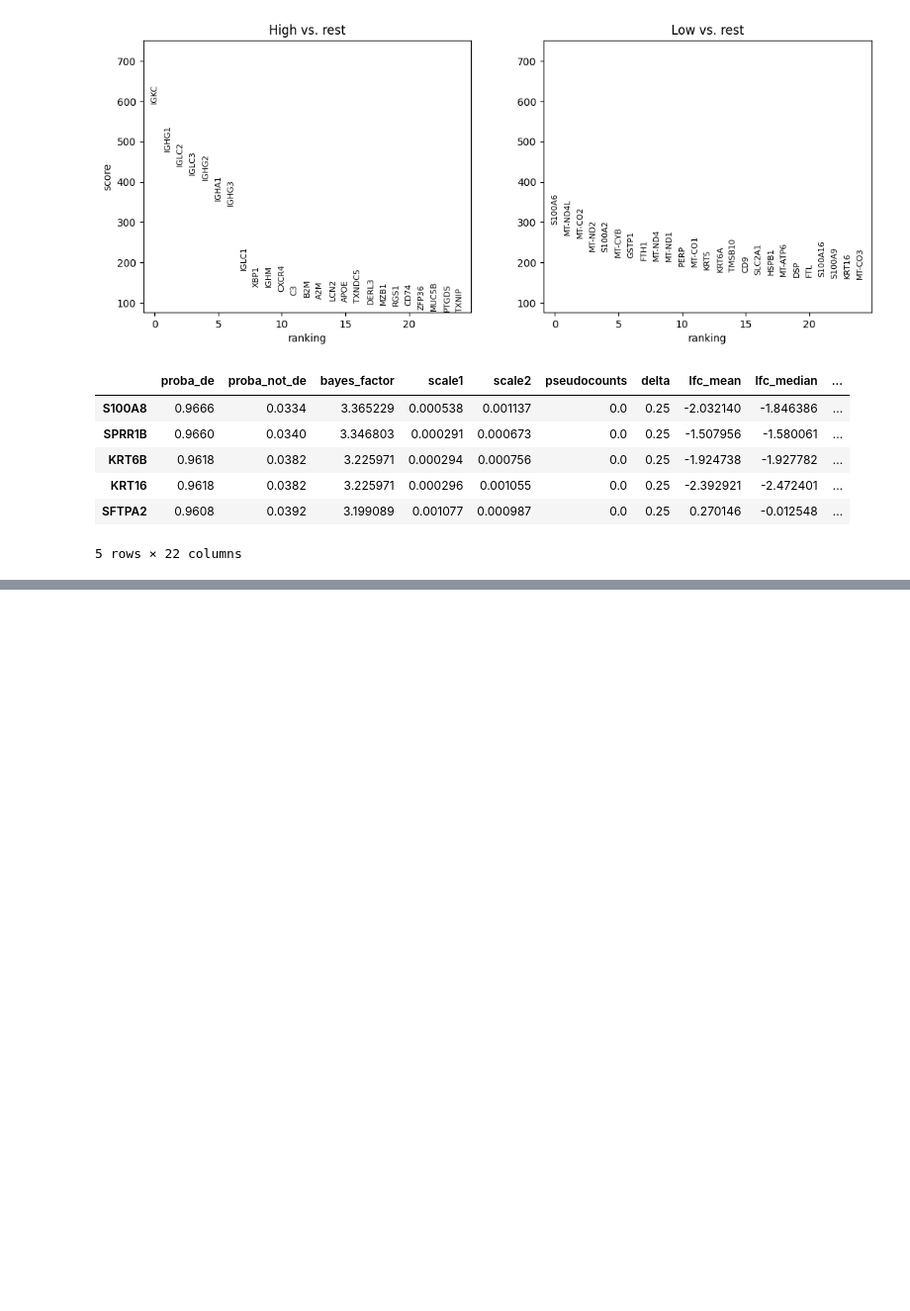
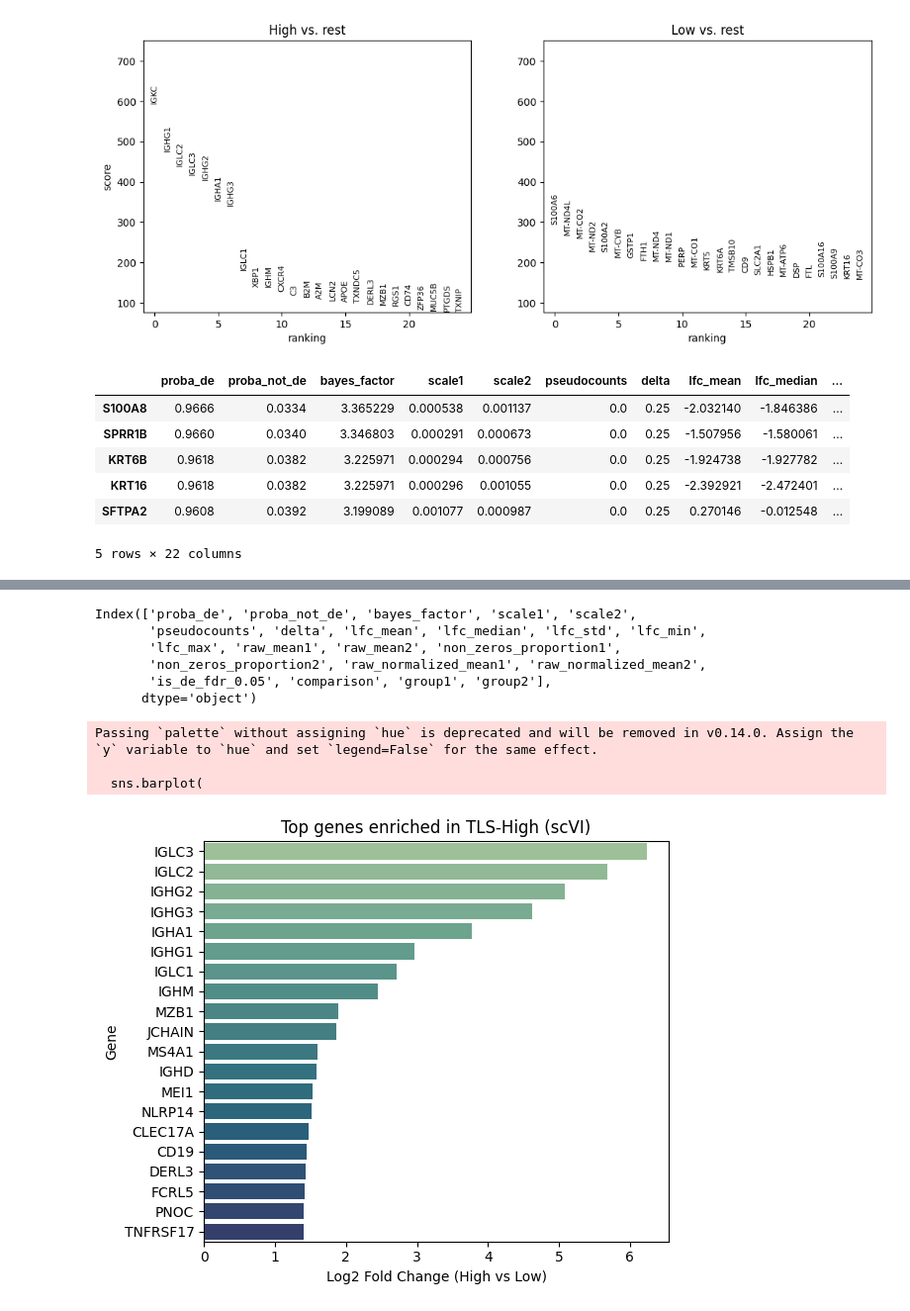
Before and after one commit to InforBio/IMMUNEX, a Jupyter notebook: notebooks/2.bin_analysis/3.Compare Samples 16bins.ipynb, the cells around one changed output, grey strips where cells are left out. Shown at 99% size. Drawn from its saved outputs; the diff is of its cells as text; code cells hidden in the pictures; blank space fills up the shorter version.

```diff
--- a/notebooks/2.bin_analysis/3.Compare Samples 16bins.ipynb
+++ b/notebooks/2.bin_analysis/3.Compare Samples 16bins.ipynb
@@ -411,0 +393,5 @@ sns.barplot(
+# %%
+
+# Filter significantly upregulated genes in TLS-High
+high_sig = de_df_high.query("bayes_factor > 1").sort_values("lfc_mean", ascending=False)
+high_sig
@@ -411,0 +412,28 @@ sns.barplot(
+# %%
+print(de_df_high.columns)
+# %% [output]
+Index(['proba_de', 'proba_not_de', 'bayes_factor', 'scale1', 'scale2',
+       'pseudocounts', 'delta', 'lfc_mean', 'lfc_median', 'lfc_std', 'lfc_min',
+       'lfc_max', 'raw_mean1', 'raw_mean2', 'non_zeros_proportion1',
+       'non_zeros_proportion2', 'raw_normalized_mean1', 'raw_normalized_mean2',
+       'is_de_fdr_0.05', 'comparison', 'group1', 'group2'],
+      dtype='object')
+# %%
+# Plot (use index for gene names)
+plt.figure(figsize=(6, 5))
+sns.barplot(
+    y=high_sig.index[:20],
+    x=high_sig["lfc_mean"].head(20),
+    orient="h",
+    palette="crest"
+)
+plt.title("Top genes enriched in TLS-High (scVI)")
+plt.xlabel("Log2 Fold Change (High vs Low)")
+plt.ylabel("Gene")
+plt.tight_layout()
+plt.show()
+# %% [output]
+Passing `palette` without assigning `hue` is deprecated and will be removed in v0.14.0. Assign the `y` variable to `hue` and set `legend=False` for the same effect.
+
+  sns.barplot(
+[figure, added]
```
Also changed, not shown: parts of 7 cells of this notebook, 3 other files.
